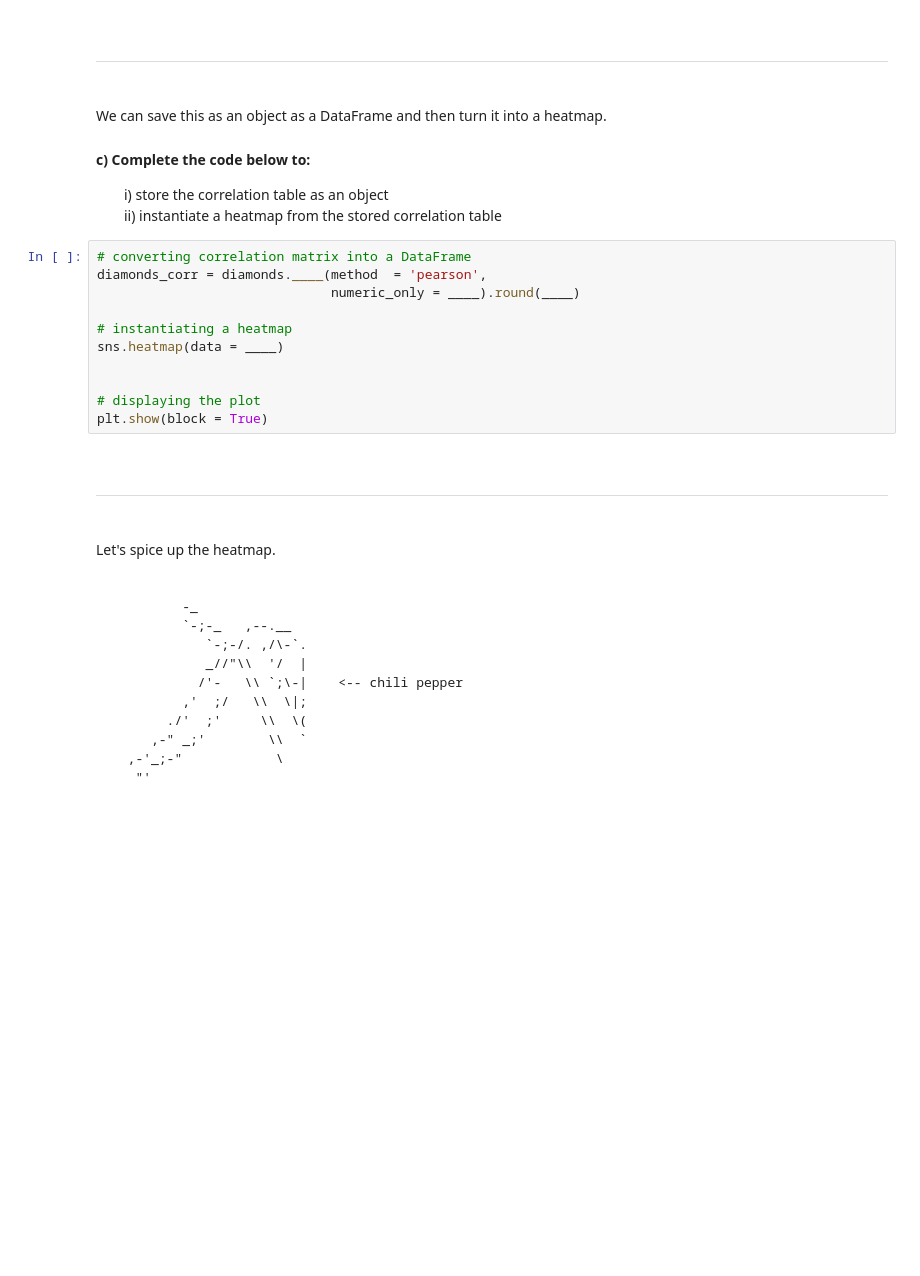
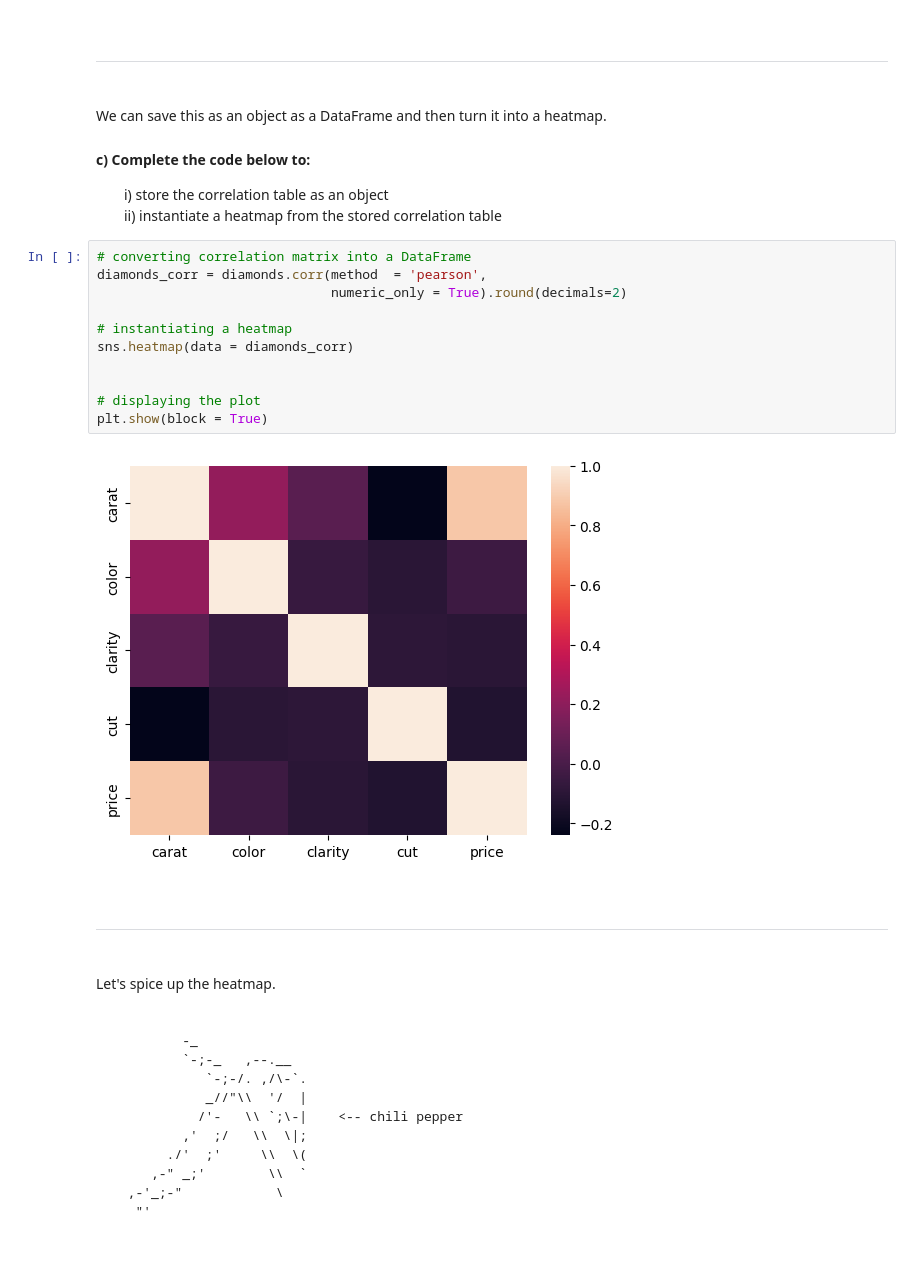
Before and after one commit to samuel-mahembe/Data-Science-Python-Kickstart, a Jupyter notebook: Script 03 - Exploratory Data Analysis - Guided.ipynb, the cells around one changed output. Cells and saved outputs as stored; diff of their text form; blank space fills up the shorter version.

```diff
--- a/Script 03 - Exploratory Data Analysis - Guided.ipynb
+++ b/Script 03 - Exploratory Data Analysis - Guided.ipynb
@@ -258,15 +267,17 @@ We can save this as an object as a DataFrame and then turn it into a heatmap.
 &#8195;&#8195;ii) instantiate a heatmap from the stored correlation table
 # %%
 # converting correlation matrix into a DataFrame
-diamonds_corr = diamonds.____(method  = 'pearson',
-                              numeric_only = ____).round(____)
+diamonds_corr = diamonds.corr(method  = 'pearson',
+                              numeric_only = True).round(decimals=2)
 
 # instantiating a heatmap
-sns.heatmap(data = ____)
+sns.heatmap(data = diamonds_corr)
 
 
 # displaying the plot
 plt.show(block = True)
+# %% [output]
+[figure, added]
 # %% [markdown]
 <br><hr style="height:.9px;border-width:0;color:gray;background-color:gray"><br>
 Let's spice up the heatmap.
```
Also changed, not shown: parts of 1 cell of this notebook.
